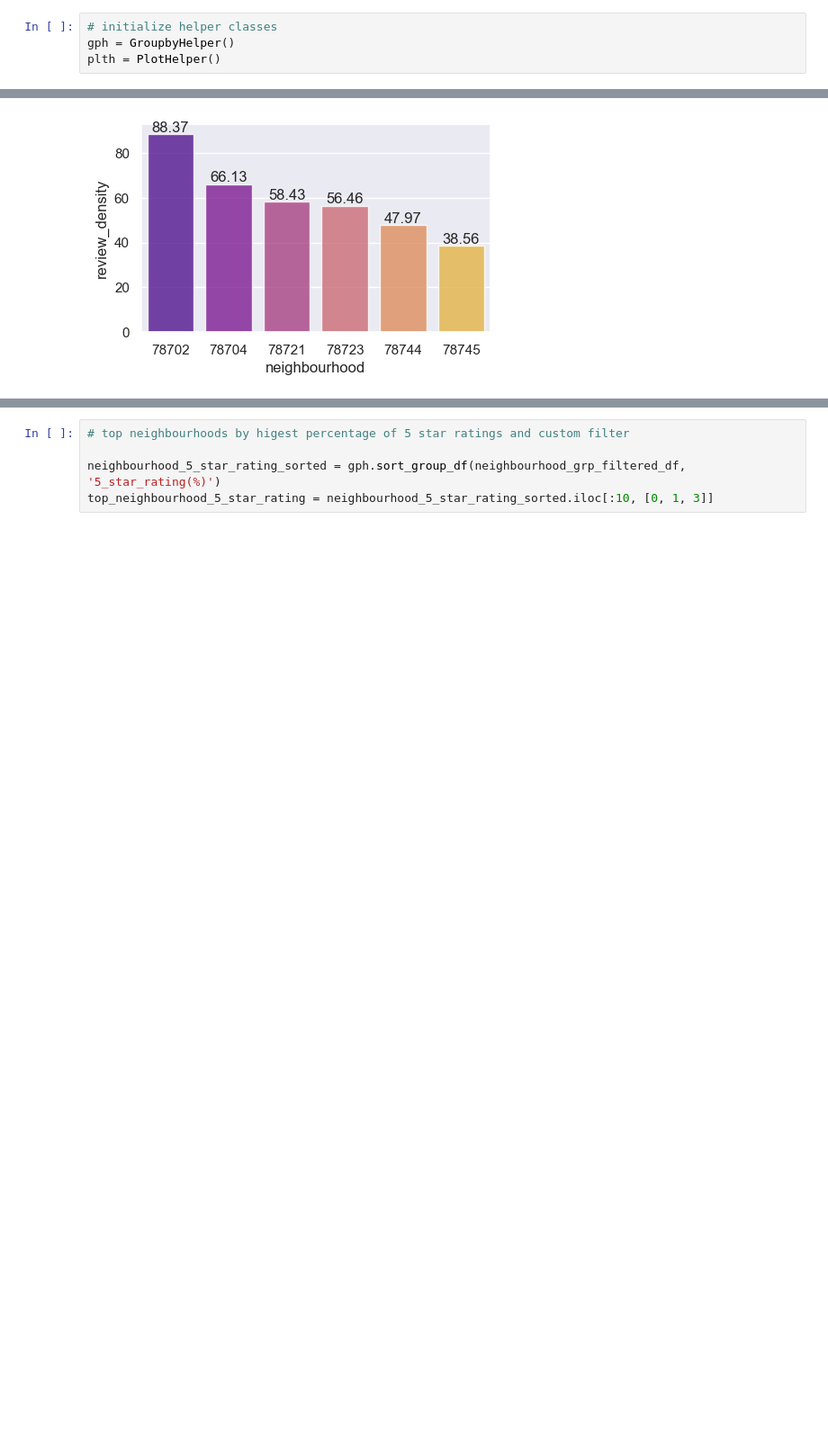
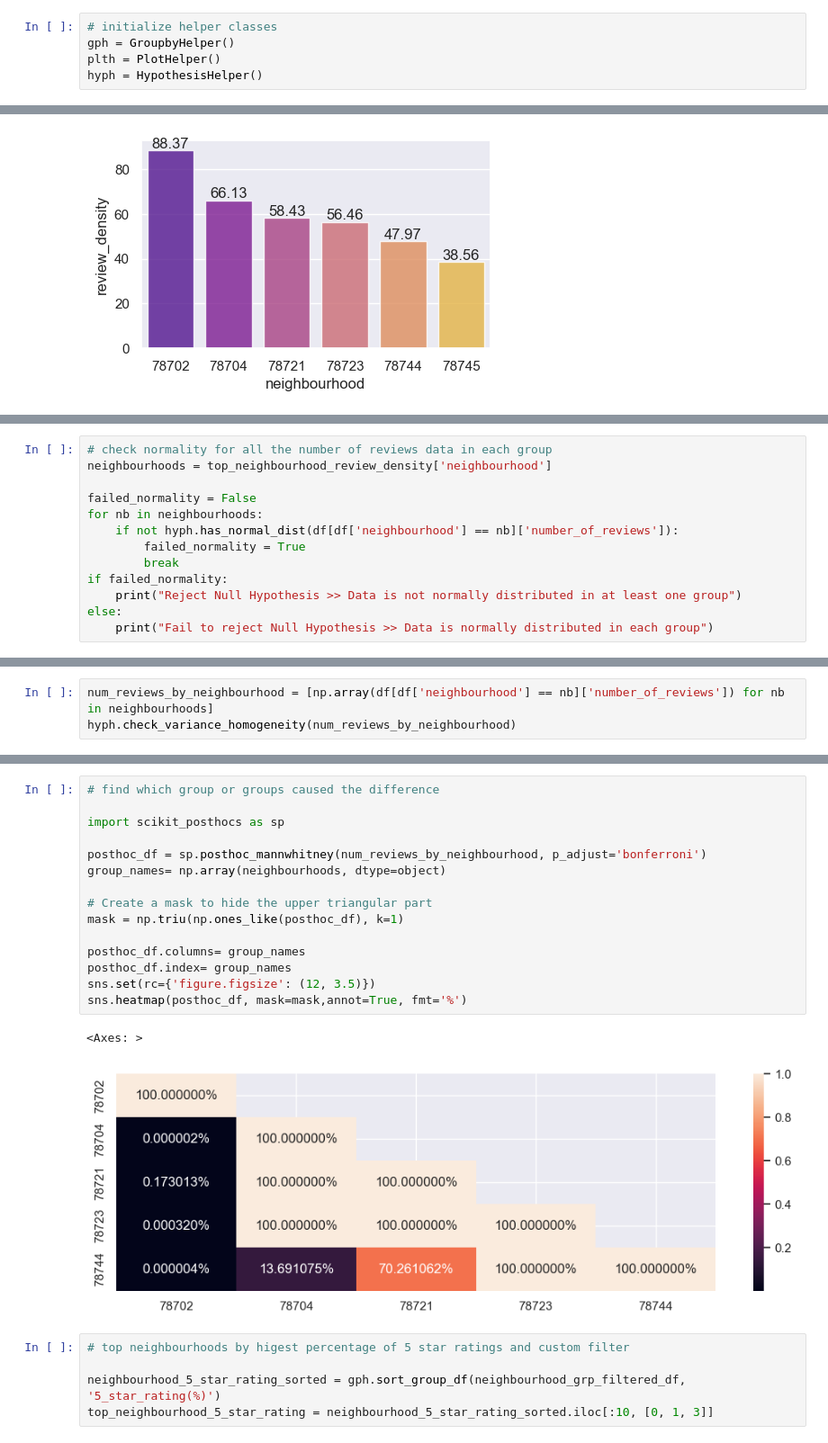
Before and after one commit to abhisingh91/airbnb-listings, a Jupyter notebook: data_insights.ipynb, the cells around one changed output, grey strips where cells are left out. Shown at 90% size. Saved outputs shown, nothing was run; the diff lists cells and outputs as text; blank space fills up the shorter version.

Commit message:
perfomed hypothesis tests

```diff
--- a/data_insights.ipynb
+++ b/data_insights.ipynb
@@ -76,6 +78,7 @@ df.describe(include='object') # summary for non-numeric columns
 # initialize helper classes
 gph = GroupbyHelper()
 plth = PlotHelper()
+hyph = HypothesisHelper()
 # %% [markdown]
 <h1 style='color: #40b9ff; font-family: "Orbitron"'> Data Analysis</h1>
 # %% [markdown]
@@ -109,0 +121,13 @@ plth.plot_bar_graph('neighbourhood', 'review_density', data=neighbourhood_review
+# %%
+# check normality for all the number of reviews data in each group
+neighbourhoods = top_neighbourhood_review_density['neighbourhood']
+
+failed_normality = False
+for nb in neighbourhoods:
+    if not hyph.has_normal_dist(df[df['neighbourhood'] == nb]['number_of_reviews']):
+        failed_normality = True
+        break
+if failed_normality:
+    print("Reject Null Hypothesis >> Data is not normally distributed in at least one group")
+else:
+    print("Fail to reject Null Hypothesis >> Data is normally distributed in each group")
@@ -109,0 +141,3 @@ plth.plot_bar_graph('neighbourhood', 'review_density', data=neighbourhood_review
+# %%
+num_reviews_by_neighbourhood = [np.array(df[df['neighbourhood'] == nb]['number_of_reviews']) for nb in neighbourhoods]
+hyph.check_variance_homogeneity(num_reviews_by_neighbourhood)
@@ -110,3 +163,21 @@ plth.plot_bar_graph('neighbourhood', 'review_density', data=neighbourhood_review
+# %%
+# find which group or groups caused the difference
+
+import scikit_posthocs as sp
+
+posthoc_df = sp.posthoc_mannwhitney(num_reviews_by_neighbourhood, p_adjust='bonferroni')
+group_names= np.array(neighbourhoods, dtype=object)
+
+# Create a mask to hide the upper triangular part
+mask = np.triu(np.ones_like(posthoc_df), k=1)
+
+posthoc_df.columns= group_names
+posthoc_df.index= group_names
+sns.set(rc={'figure.figsize': (12, 3.5)})
+sns.heatmap(posthoc_df, mask=mask,annot=True, fmt='%')
+# %% [output]
+<Axes: >
+[figure, added]
 # %%
 # top neighbourhoods by higest percentage of 5 star ratings and custom filter
 
```
Also changed, not shown: parts of 36 cells of this notebook, 1 other file.
